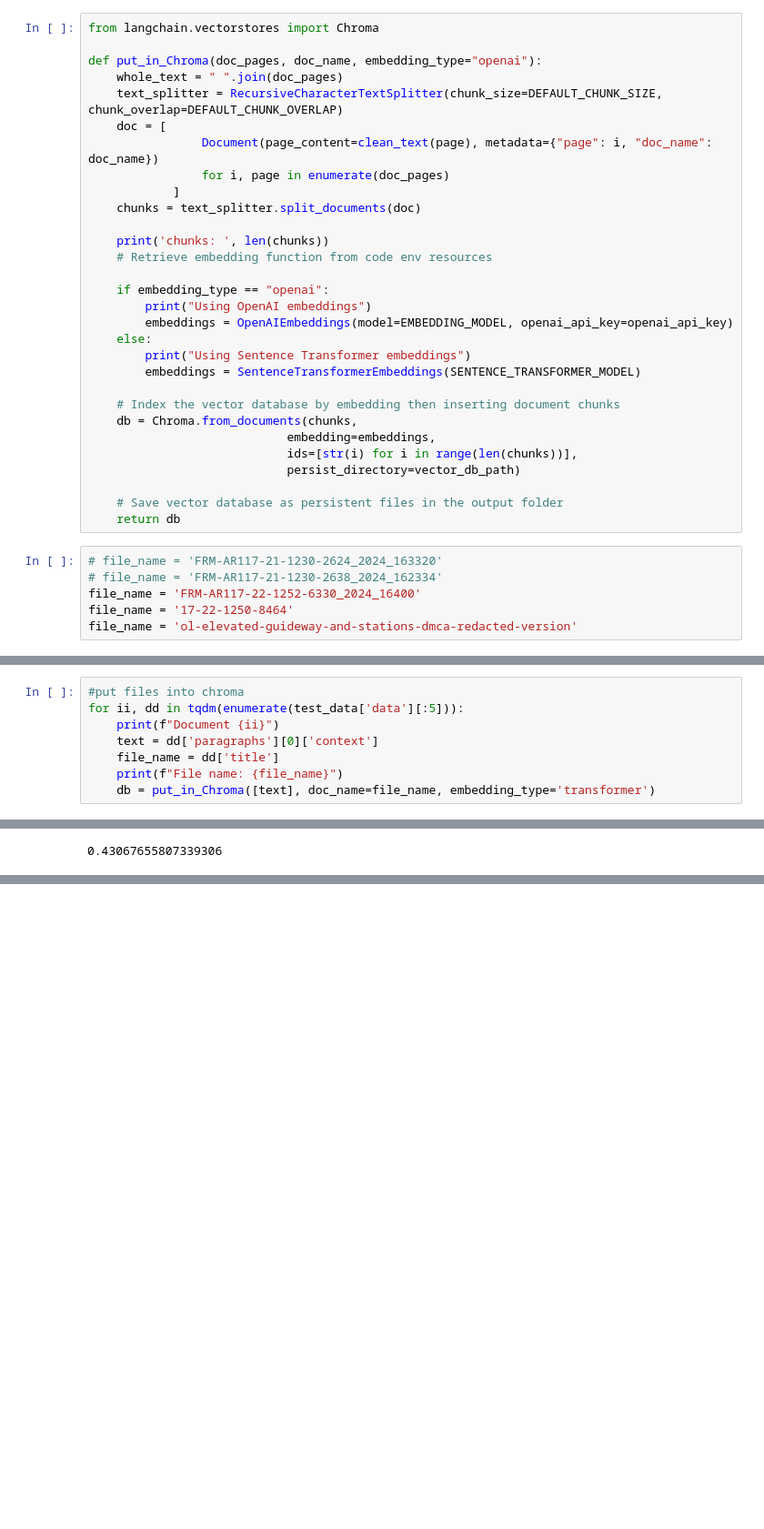
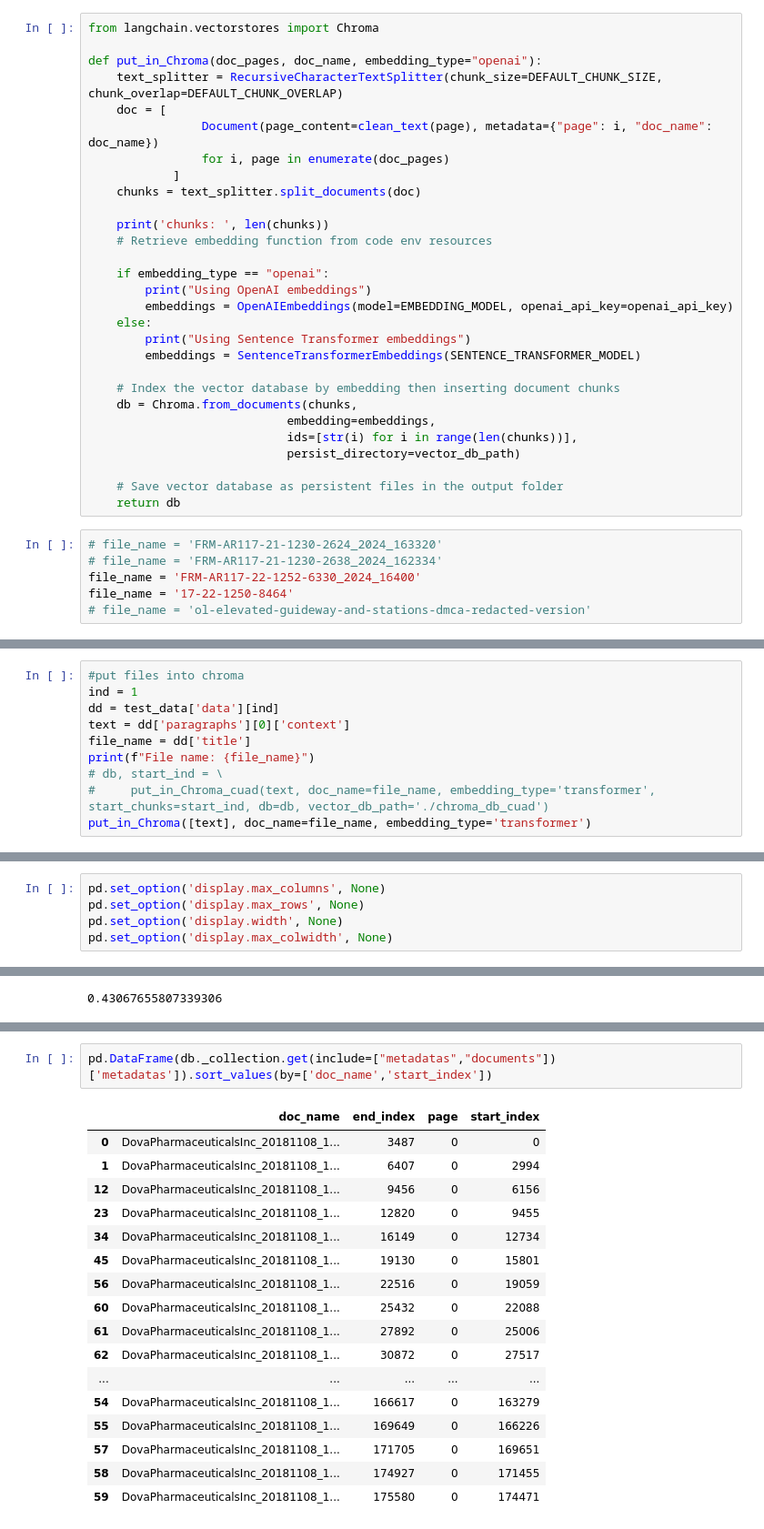
Before and after one commit to MeliorAI/vllm-exploratory, a Jupyter notebook: llm/xplore/LINT_723_explore_RAG.ipynb, the cells around one changed output, grey strips where cells are left out. Shown at 91% size. Cells and saved outputs as stored; diff of their text form; blank space fills up the shorter version.

Commit message:
Chroma fixes

```diff
--- a/llm/xplore/LINT_723_explore_RAG.ipynb
+++ b/llm/xplore/LINT_723_explore_RAG.ipynb
@@ -162,7 +164,6 @@ Note: you may need to restart the kernel to use updated packages.
 from langchain.vectorstores import Chroma
 
 def put_in_Chroma(doc_pages, doc_name, embedding_type="openai"):
-    whole_text = " ".join(doc_pages)
     text_splitter = RecursiveCharacterTextSplitter(chunk_size=DEFAULT_CHUNK_SIZE, chunk_overlap=DEFAULT_CHUNK_OVERLAP)
     doc = [
                 Document(page_content=clean_text(page), metadata={"page": i, "doc_name": doc_name})
@@ -193,7 +194,7 @@ def put_in_Chroma(doc_pages, doc_name, embedding_type="openai"):
 # file_name = 'FRM-AR117-21-1230-2638_2024_162334'
 file_name = 'FRM-AR117-22-1252-6330_2024_16400'
 file_name = '17-22-1250-8464'
-file_name = 'ol-elevated-guideway-and-stations-dmca-redacted-version'
+# file_name = 'ol-elevated-guideway-and-stations-dmca-redacted-version'
 # %%
 %%time
 for i in dataset:
@@ -452,9 +526,11 @@ dict_keys(['qas', 'context'])
 # %%
 #put files into chroma
-for ii, dd in tqdm(enumerate(test_data['data'][:5])):
-    print(f"Document {ii}")
-    text = dd['paragraphs'][0]['context']
-    file_name = dd['title']
-    print(f"File name: {file_name}")
-    db = put_in_Chroma([text], doc_name=file_name, embedding_type='transformer')
+ind = 1
+dd = test_data['data'][ind]
+text = dd['paragraphs'][0]['context']
+file_name = dd['title']
+print(f"File name: {file_name}")
+# db, start_ind = \
+#     put_in_Chroma_cuad(text, doc_name=file_name, embedding_type='transformer', start_chunks=start_ind, db=db, vector_db_path='./chroma_db_cuad')
+put_in_Chroma([text], doc_name=file_name, embedding_type='transformer')
 # %% [output]
@@ -552,2 +751,7 @@ Document(metadata={'doc_name': 'LohaCompanyltd_20191209_F-1_EX-10.16_11917878_EX
+# %%
+pd.set_option('display.max_columns', None)
+pd.set_option('display.max_rows', None)
+pd.set_option('display.width', None)
+pd.set_option('display.max_colwidth', None)
 # %%
 # we need to make sure that the location of evidence from cuad and the selected top chunks overlap
@@ -602,0 +786,20 @@ import numpy as np
+# %%
+pd.DataFrame(db._collection.get(include=["metadatas","documents"])['metadatas']).sort_values(by=['doc_name','start_index'])
+# %% [output]
+|  | doc_name | end_index | page | start_index |
+| 0 | DovaPharmaceuticalsInc_20181108_1... | 3487 | 0 | 0 |
+| 1 | DovaPharmaceuticalsInc_20181108_1... | 6407 | 0 | 2994 |
+| 12 | DovaPharmaceuticalsInc_20181108_1... | 9456 | 0 | 6156 |
+| 23 | DovaPharmaceuticalsInc_20181108_1... | 12820 | 0 | 9455 |
+| 34 | DovaPharmaceuticalsInc_20181108_1... | 16149 | 0 | 12734 |
+| 45 | DovaPharmaceuticalsInc_20181108_1... | 19130 | 0 | 15801 |
+| 56 | DovaPharmaceuticalsInc_20181108_1... | 22516 | 0 | 19059 |
+| 60 | DovaPharmaceuticalsInc_20181108_1... | 25432 | 0 | 22088 |
+| 61 | DovaPharmaceuticalsInc_20181108_1... | 27892 | 0 | 25006 |
+| 62 | DovaPharmaceuticalsInc_20181108_1... | 30872 | 0 | 27517 |
+| ... | ... | ... | ... | ... |
+| 54 | DovaPharmaceuticalsInc_20181108_1... | 166617 | 0 | 163279 |
+| 55 | DovaPharmaceuticalsInc_20181108_1... | 169649 | 0 | 166226 |
+| 57 | DovaPharmaceuticalsInc_20181108_1... | 171705 | 0 | 169651 |
+| 58 | DovaPharmaceuticalsInc_20181108_1... | 174927 | 0 | 171455 |
+| 59 | DovaPharmaceuticalsInc_20181108_1... | 175580 | 0 | 174471 |
```
Also changed, not shown: parts of 47 cells of this notebook.
